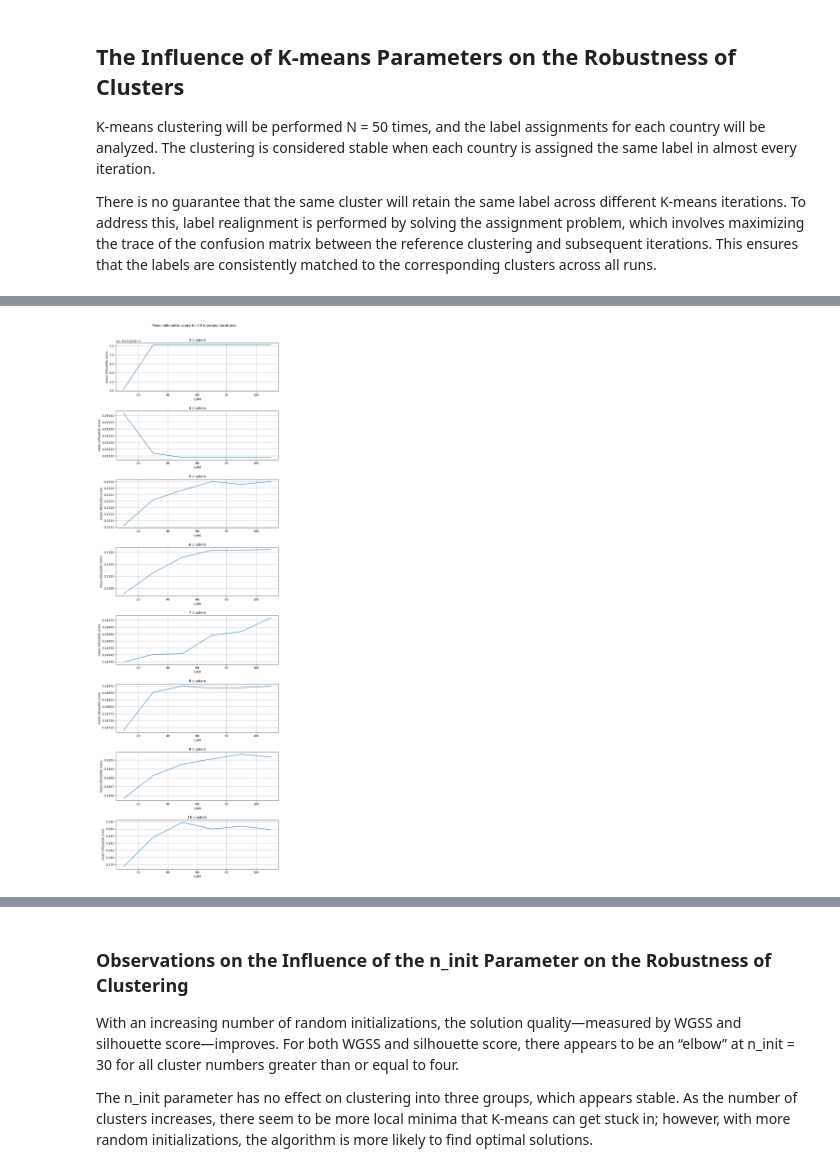
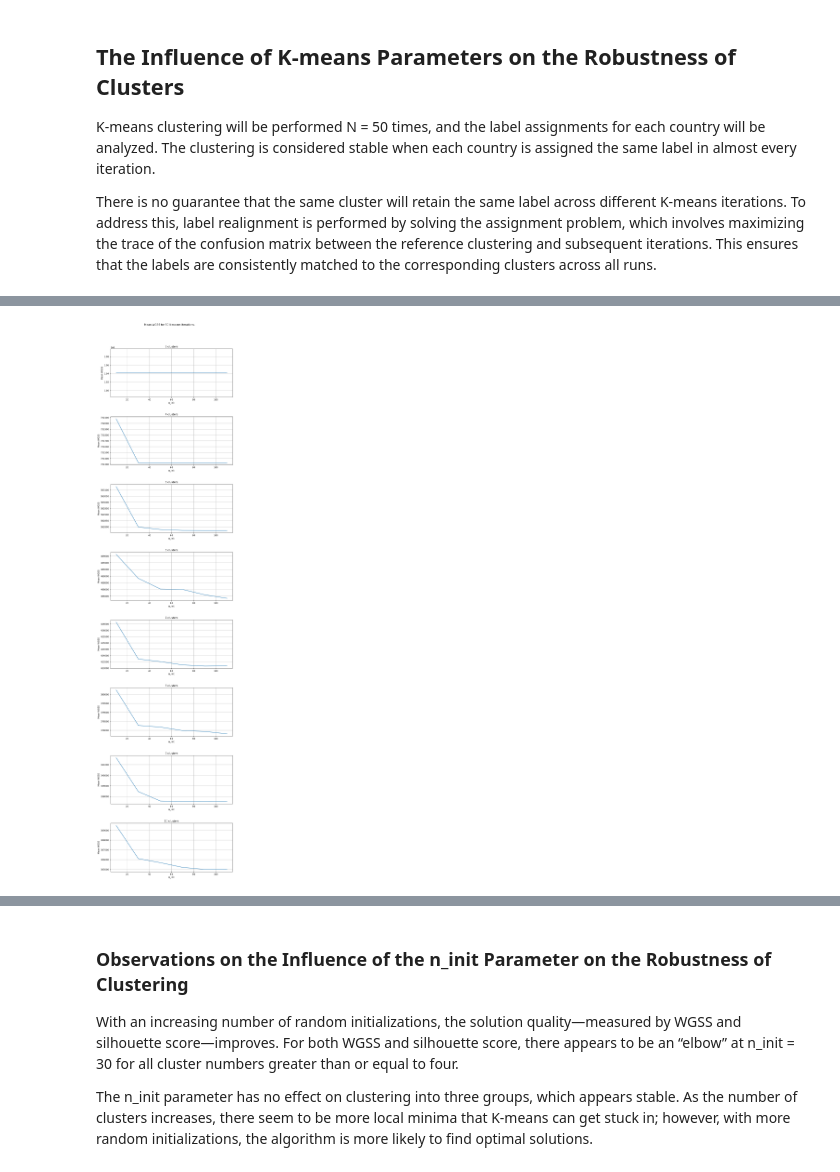
Before and after one commit to reebme/financial-attitudes-clustering, a Jupyter notebook: Notebooks/03_Clustering.ipynb, the cells around one changed output, grey strips where cells are left out. Drawn from its saved outputs; the diff is of its cells as text; code cells hidden in the pictures.

Commit message:
Use plot_metric_clusters from plotting_utils where applicable.

```diff
--- a/Notebooks/03_Clustering.ipynb
+++ b/Notebooks/03_Clustering.ipynb
@@ -167,16 +154,7 @@ for i in range(plot_no):
-# %%
-plot_no = len(cluster_no)
-fig, ax = plt.subplots(plot_no, figsize = (10,30))
-plot_title = " ".join(["Mean silhouette score for", str(N), "K-means iterations."])
-fig.suptitle(plot_title)
-fig.subplots_adjust(top = 0.95, hspace = 0.4)
-for i in range(plot_no):
-    temp = {key[1]: val for key, val in mean_silh_score.items() if key[0] == cluster_no[i]}
-    ax[i].plot(temp.keys(), temp.values())
-    subplot_title = " ".join([str(cluster_no[i]), "clusters"])
-    ax[i].set_title(subplot_title)
-    ax[i].set_xlabel("n_init")
-    ax[i].set_ylabel("mean silhouette score")
-    ax[i].grid(True)
-# %% [output]
-[figure, removed]
+# %%
+plot_title = " ".join(["Mean WGSS for", str(N), "K-means iterations."])
+xlabel = "n_init"
+ylabel = "Mean WGSS"
+plot_metric_clusters(cluster_no, mean_wgss, N, plot_title, xlabel, ylabel)
+# %% [output]
+[figure, added]
```
Also changed, not shown: parts of 5 cells of this notebook, 1 other file.
